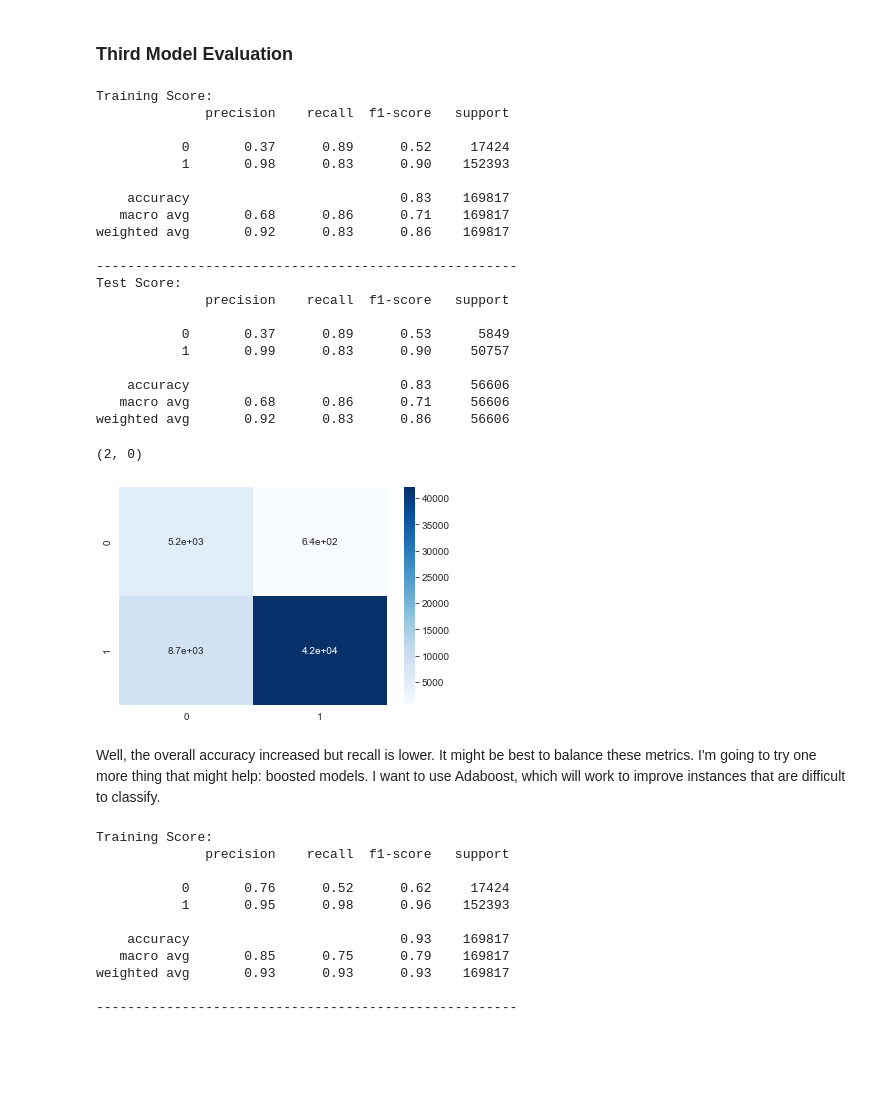
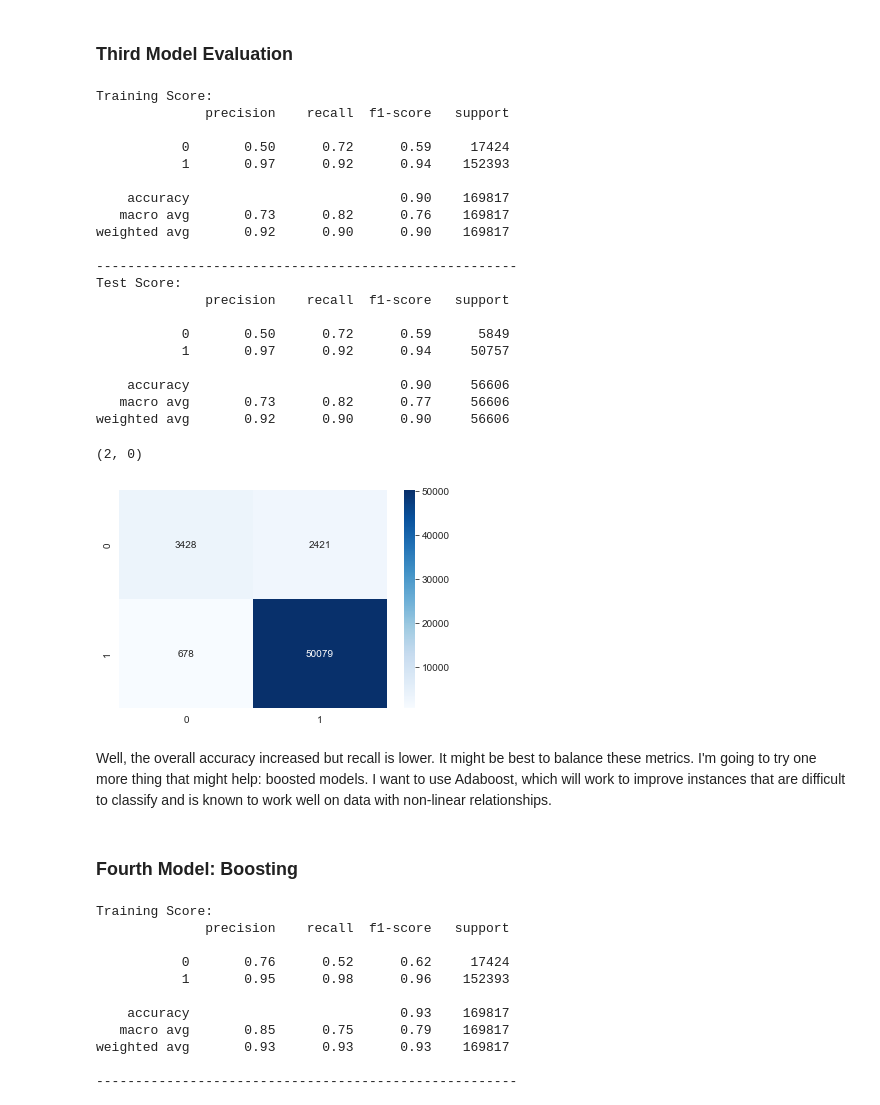
Before and after one commit to christisarv/tropical-storm-classification-project, a Jupyter notebook: Data Classification_Predicting Tropical Storms.ipynb, the cells around one changed output. Saved outputs shown, nothing was run; the diff lists cells and outputs as text; code cells hidden in the pictures; blank space fills up the shorter version.

Commit message:
finalized models, started readme

```diff
--- a/Data Classification_Predicting Tropical Storms.ipynb
+++ b/Data Classification_Predicting Tropical Storms.ipynb
@@ -117,10 +117,11 @@ initial_feats = ['sid', 'season', 'basin', 'subbasin', 'lat', 'lon',
                  'wmo_wind', 'dist2land', 'ds824_wind', 'td9636_stage', 'storm_speed', 'storm_dir']
 xs_df = df[initial_feats]
 
-#changing to numeric
-xs_df[['lat', 'lon', 'dist2land', 'season', 'wmo_wind', 'ds824_wind', 'td9636_stage', 'storm_speed', 'storm_dir']] = xs_df[['lat', 'lon', 'dist2land', 'season', 'wmo_wind', 'ds824_wind', 'td9636_stage', 'storm_speed', 'storm_dir']].apply(pd.to_numeric)
+# changing to numeric
+xs_df[['lat', 'lon', 'dist2land', 'season', 'wmo_wind', 'ds824_wind', 'td9636_stage', 'storm_speed', 'storm_dir']] = xs_df[[
+    'lat', 'lon', 'dist2land', 'season', 'wmo_wind', 'ds824_wind', 'td9636_stage', 'storm_speed', 'storm_dir']].apply(pd.to_numeric)
 
-#taking my datetime object and pulling out the week as a feature
+# taking my datetime object and pulling out the week as a feature
 df['iso_time'] = pd.to_datetime(df['iso_time'])
 xs_df['week_of_year'] = df['iso_time'].dt.week
 # %%
@@ -651,31 +653,33 @@ scores(y_train, train_preds, y_test, test_preds)
 Training Score:
               precision    recall  f1-score   support
 
-           0       0.37      0.89      0.52     17424
-           1       0.98      0.83      0.90    152393
+           0       0.50      0.72      0.59     17424
+           1       0.97      0.92      0.94    152393
 
-    accuracy                           0.83    169817
-   macro avg       0.68      0.86      0.71    169817
-weighted avg       0.92      0.83      0.86    169817
+    accuracy                           0.90    169817
+   macro avg       0.73      0.82      0.76    169817
+weighted avg       0.92      0.90      0.90    169817
 
 ------------------------------------------------------
 Test Score:
               precision    recall  f1-score   support
 
-           0       0.37      0.89      0.53      5849
-           1       0.99      0.83      0.90     50757
+           0       0.50      0.72      0.59      5849
+           1       0.97      0.92      0.94     50757
 
-    accuracy                           0.83     56606
-   macro avg       0.68      0.86      0.71     56606
-weighted avg       0.92      0.83      0.86     56606
+    accuracy                           0.90     56606
+   macro avg       0.73      0.82      0.77     56606
+weighted avg       0.92      0.90      0.90     56606
 # %%
-ax = sns.heatmap(confusion_matrix(y_test, test_preds), annot=True, cmap='Blues')
+ax = sns.heatmap(confusion_matrix(y_test, test_preds), annot=True, cmap='Blues', fmt='.7g')
 ax.set_ylim(2,0)
 # %% [output]
 (2, 0)
-[figure, old version]
+[figure, new version]
 # %% [markdown]
-Well, the overall accuracy increased but recall is lower. It might be best to balance these metrics. I'm going to try one more thing that might help: boosted models. I want to use Adaboost, which will work to improve instances that are difficult to classify.
+Well, the overall accuracy increased but recall is lower. It might be best to balance these metrics. I'm going to try one more thing that might help: boosted models. I want to use Adaboost, which will work to improve instances that are difficult to classify and is known to work well on data with non-linear relationships.
+# %% [markdown]
+### Fourth Model: Boosting
 # %%
 clf_adaboost = Pipeline(steps=[('preprocessor', preprocessor),
                              ('classifier', AdaBoostClassifier(random_state=10))])
```
Also changed, not shown: parts of 22 cells of this notebook, 2 other files.
